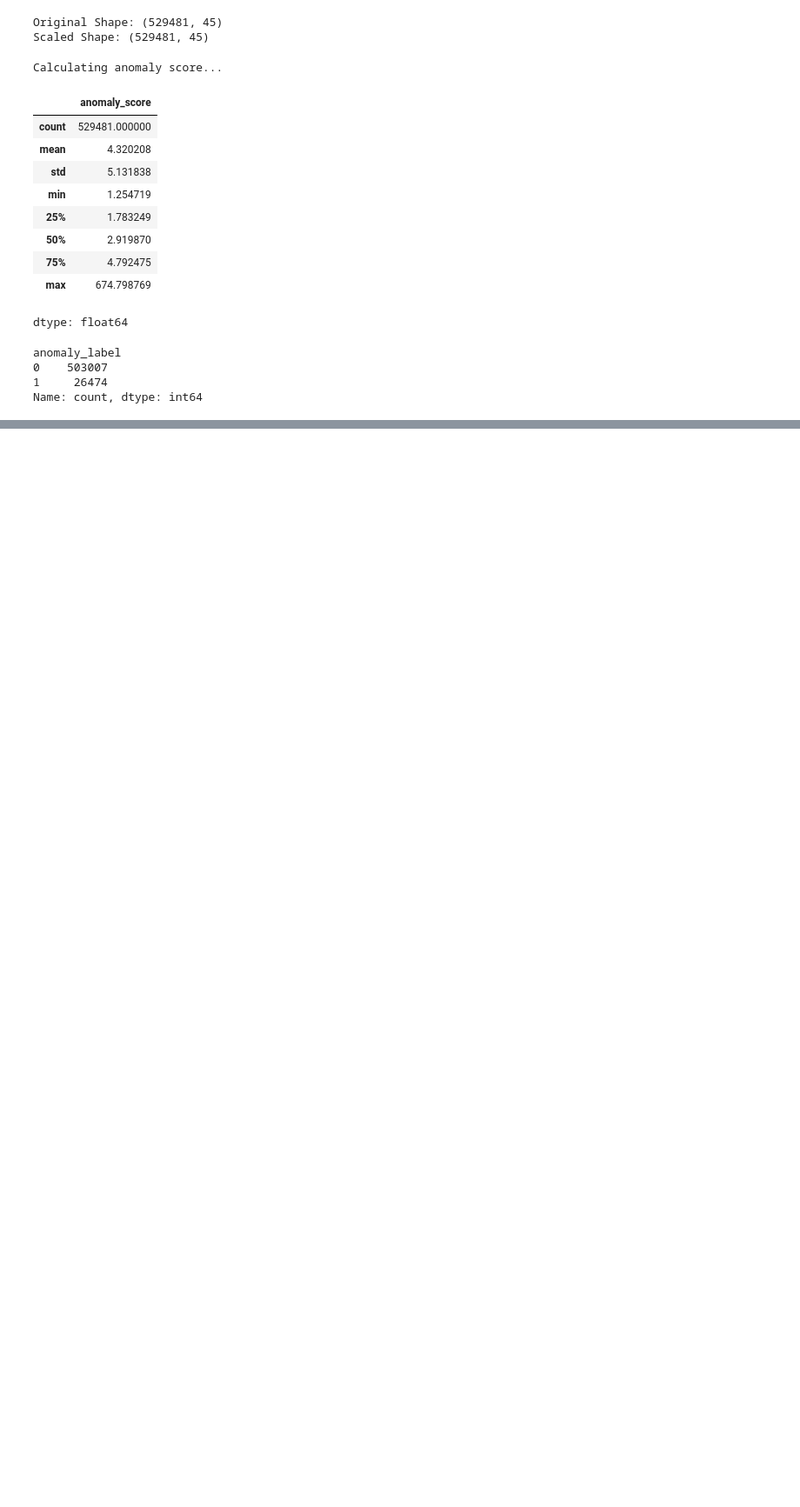
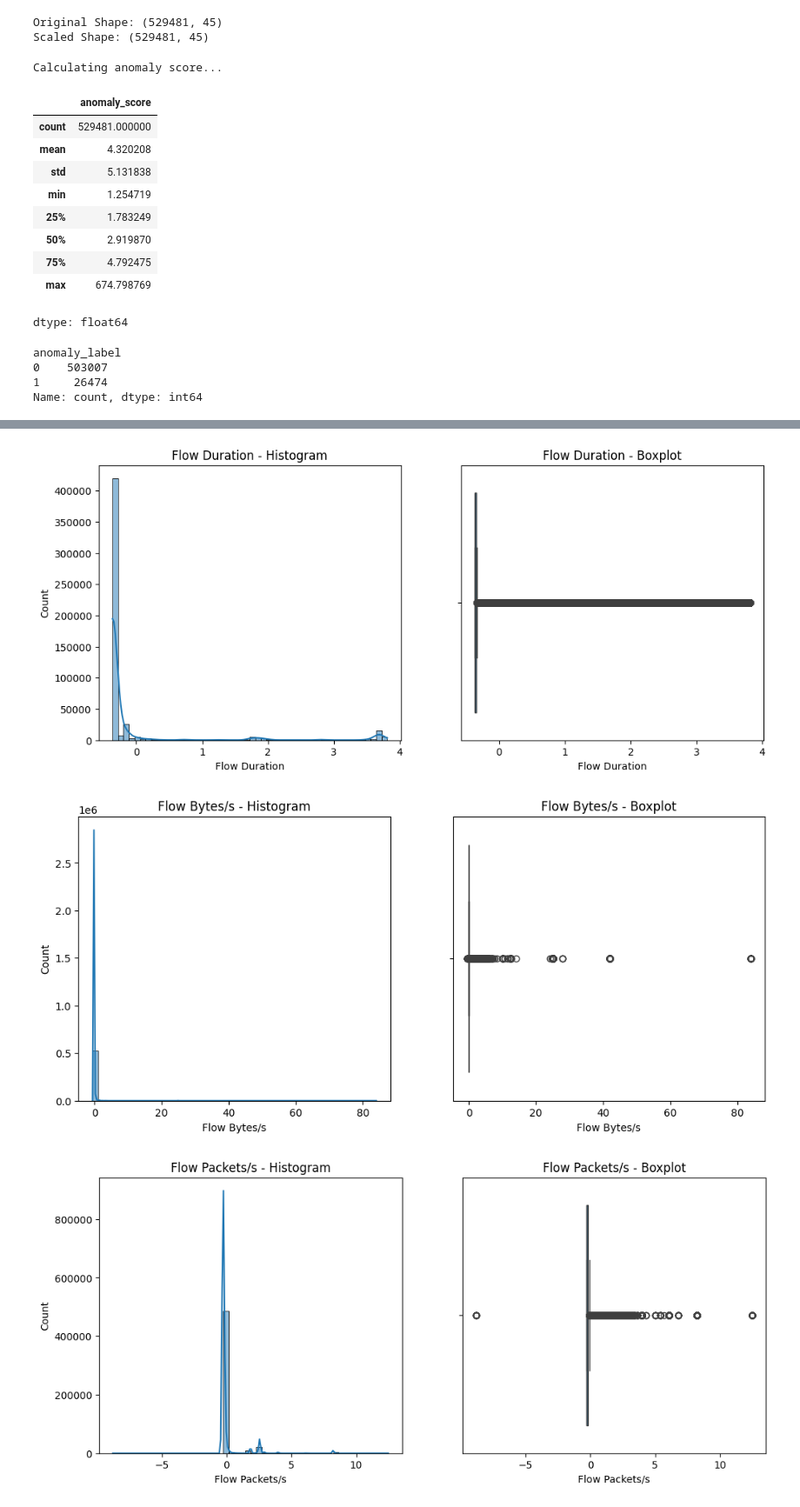
Before and after one commit to BOTTA-GOPINATH/ML_Log_Anomaly_Detector, a Jupyter notebook: model1.ipynb, the cells around one changed output, grey strips where cells are left out. Shown at 87% size. Saved outputs shown, nothing was run; the diff lists cells and outputs as text; code cells hidden in the pictures; blank space fills up the shorter version.

```diff
--- a/model1.ipynb
+++ b/model1.ipynb
@@ -167,0 +205,24 @@ Name: count, dtype: int64
+# %%
+features = [
+    "Flow Duration",
+    "Flow Bytes/s",
+    "Flow Packets/s",
+    "SYN Flag Count",
+    "Idle Mean",
+    "Active Mean"
+]
+
+for feature in features:
+    plt.figure(figsize=(12,5))
+
+    plt.subplot(1,2,1)
+    sns.histplot(X_scaled[feature], bins=50, kde=True)
+    plt.title(f"{feature} - Histogram")
+    plt.subplot(1,2,2)
+    sns.boxplot(x=X_scaled[feature])
+    plt.title(f"{feature} - Boxplot")
+    plt.show()
+# %% [output]
+[figure, added]
+[figure, added]
+[figure, added]
```
Also changed, not shown: parts of 22 cells of this notebook.
